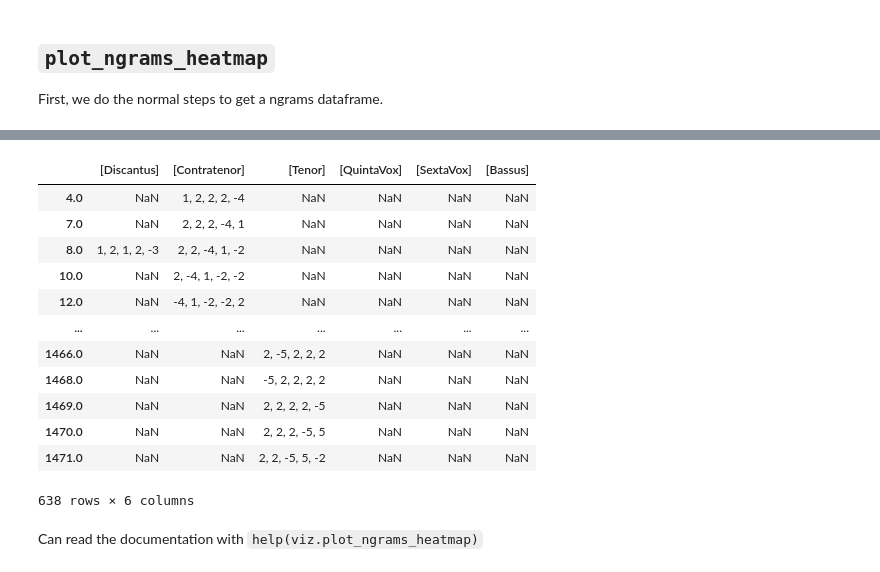
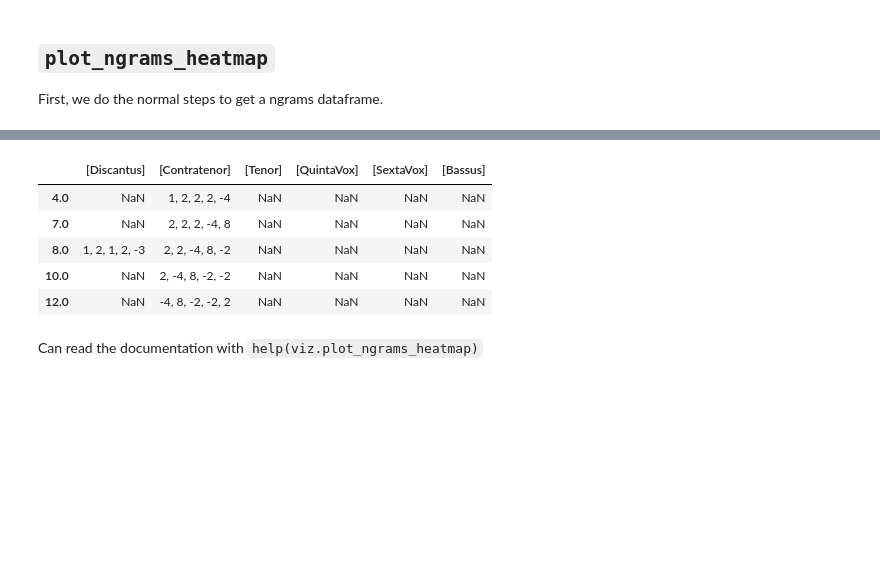
Before and after one commit to trangdang168/CRIM_Intervals_Notebooks, a Jupyter notebook: Trang_CRIM_Intervals_Morgan.ipynb, the cells around one changed output, grey strips where cells are left out. Cells and saved outputs as stored; diff of their text form; code cells hidden in the pictures; blank space fills up the shorter version.

```diff
--- a/Trang_CRIM_Intervals_Morgan.ipynb
+++ b/Trang_CRIM_Intervals_Morgan.ipynb
@@ -29,9 +26,13 @@ postfix = ".mei"
 
 First, we do the normal steps to get a ngrams dataframe.
 # %%
+root = "https://raw.githubusercontent.com/CRIM-Project/CRIM-online/master/crim/static/mei/MEI_3.0/"
+prefix = "CRIM_Model_00"
+files = ["17"]
+postfix = ".mei"
 corpus = CorpusBase([root + prefix + files[0] + postfix])
 model = corpus.scores[0]
 mel = model.getMelodic(kind='d', compound=False, unit=0)
-mel_ngrams = model.getNgrams(df=mel, n=5, cell_type=str)
-mel_ngrams
+mel_ngrams = model.getNgrams(df=mel, n=5)
+mel_ngrams.head()
 # %% [output]
@@ -39,16 +40,9 @@ Successfully imported.
 |  | [Discantus] | [Contratenor] | [Tenor] | [QuintaVox] | [SextaVox] | [Bassus] |
 | 4.0 | NaN | 1, 2, 2, 2, -4 | NaN | NaN | NaN | NaN |
-| 7.0 | NaN | 2, 2, 2, -4, 1 | NaN | NaN | NaN | NaN |
-| 8.0 | 1, 2, 1, 2, -3 | 2, 2, -4, 1, -2 | NaN | NaN | NaN | NaN |
-| 10.0 | NaN | 2, -4, 1, -2, -2 | NaN | NaN | NaN | NaN |
-| 12.0 | NaN | -4, 1, -2, -2, 2 | NaN | NaN | NaN | NaN |
-| ... | ... | ... | ... | ... | ... | ... |
-| 1466.0 | NaN | NaN | 2, -5, 2, 2, 2 | NaN | NaN | NaN |
-| 1468.0 | NaN | NaN | -5, 2, 2, 2, 2 | NaN | NaN | NaN |
-| 1469.0 | NaN | NaN | 2, 2, 2, 2, -5 | NaN | NaN | NaN |
-| 1470.0 | NaN | NaN | 2, 2, 2, -5, 5 | NaN | NaN | NaN |
-| 1471.0 | NaN | NaN | 2, 2, -5, 5, -2 | NaN | NaN | NaN |
+| 7.0 | NaN | 2, 2, 2, -4, 8 | NaN | NaN | NaN | NaN |
+| 8.0 | 1, 2, 1, 2, -3 | 2, 2, -4, 8, -2 | NaN | NaN | NaN | NaN |
+| 10.0 | NaN | 2, -4, 8, -2, -2 | NaN | NaN | NaN | NaN |
+| 12.0 | NaN | -4, 8, -2, -2, 2 | NaN | NaN | NaN | NaN |
-638 rows × 6 columns
 # %% [markdown]
 Can read the documentation with `help(viz.plot_ngrams_heatmap)`
 # %%
```
Also changed, not shown: parts of 28 cells of this notebook, 5 other files.
